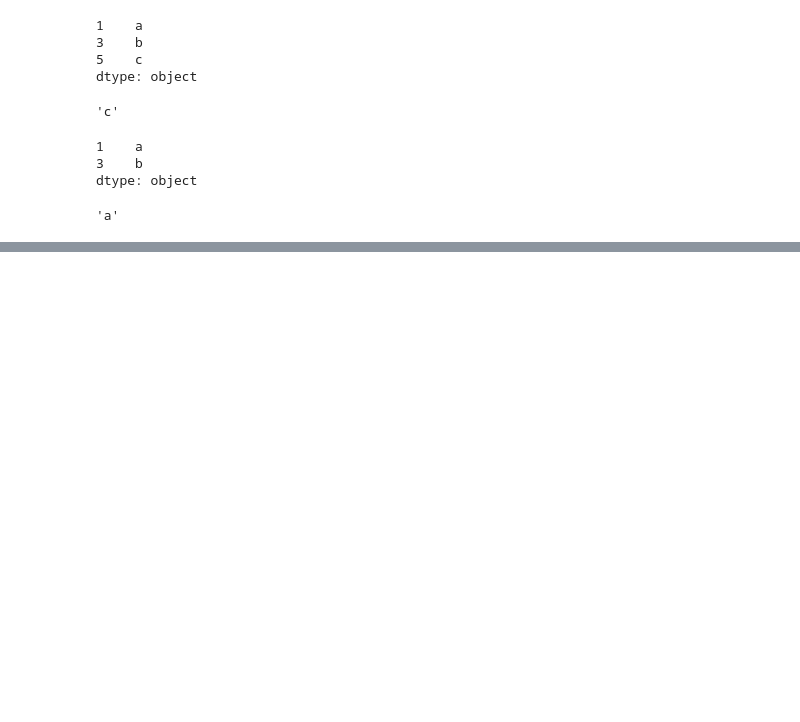
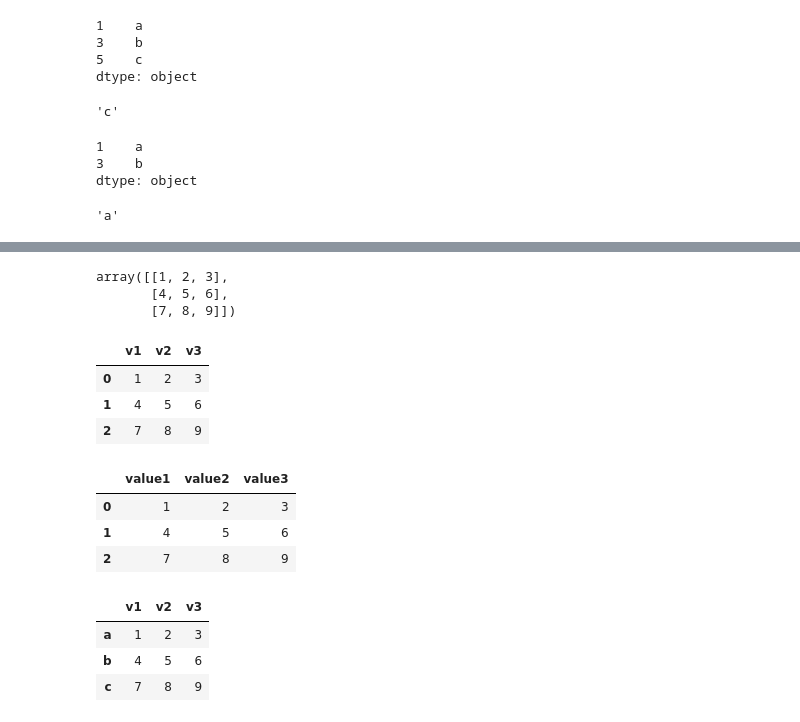
Before and after one commit to bevirgen/Data-Science---Artificial-Intelligence, a Jupyter notebook: 1. Python/2. Dr. M. Vahit Keskin/3. Pandas Basics/pandas_basics.ipynb, the cells around one changed output, grey strips where cells are left out. Cells and saved outputs as stored; diff of their text form; code cells hidden in the pictures; blank space fills up the shorter version.

```diff
--- a/1. Python/2. Dr. M. Vahit Keskin/3. Pandas Basics/pandas_basics.ipynb
+++ b/1. Python/2. Dr. M. Vahit Keskin/3. Pandas Basics/pandas_basics.ipynb
@@ -238,0 +296,31 @@ data.iloc[0] # positional indexing, iloc , catch by resetting index
+# %%
+v = np.arange(1,10).reshape(3,3)
+v
+# %% [output]
+array([[1, 2, 3],
+       [4, 5, 6],
+       [7, 8, 9]])
+# %%
+data=pd.DataFrame(v,columns=['v1','v2','v3'])
+data
+# %% [output]
+|  | v1 | v2 | v3 |
+| 0 | 1 | 2 | 3 |
+| 1 | 4 | 5 | 6 |
+| 2 | 7 | 8 | 9 |
+# %%
+data.columns=('value1','value2','value3')
+data
+# %% [output]
+|  | value1 | value2 | value3 |
+| 0 | 1 | 2 | 3 |
+| 1 | 4 | 5 | 6 |
+| 2 | 7 | 8 | 9 |
+# %%
+data=pd.DataFrame(v,columns=['v1','v2','v3'], index=['a','b','c'])
+data
+# %% [output]
+|  | v1 | v2 | v3 |
+| a | 1 | 2 | 3 |
+| b | 4 | 5 | 6 |
+| c | 7 | 8 | 9 |
```
Also changed, not shown: parts of 38 cells of this notebook.
